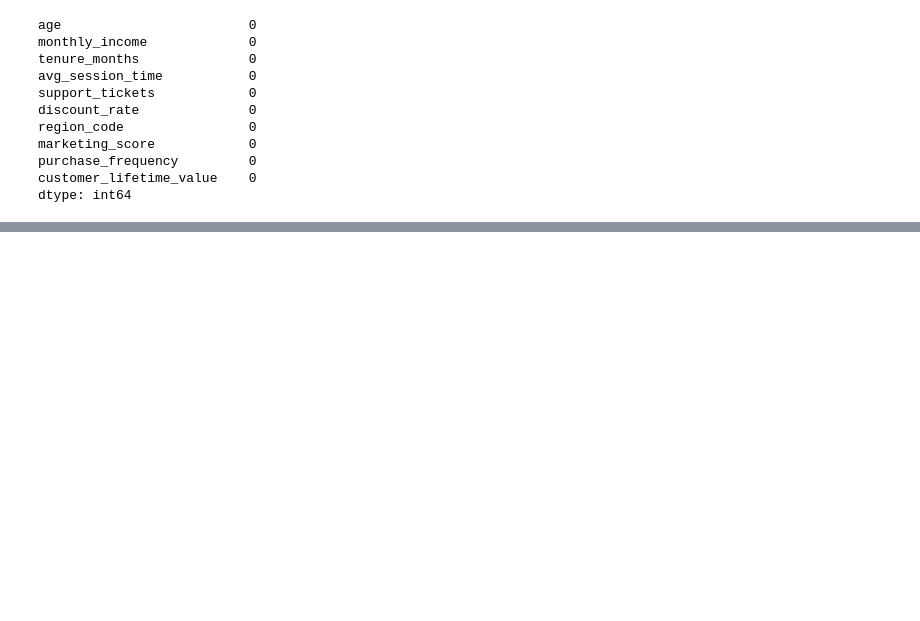
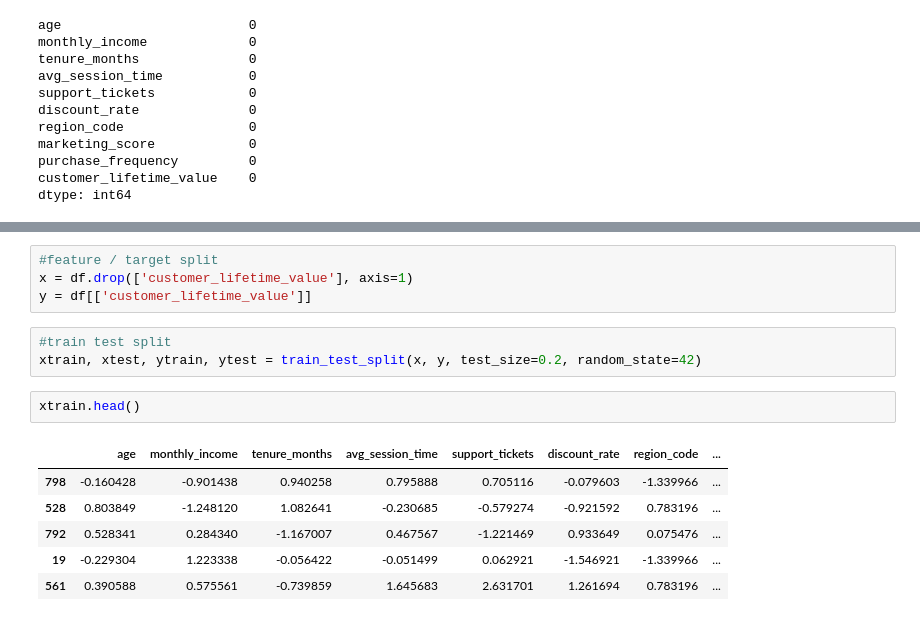
Before and after one commit to Md-Maruf-1727/Machine-Learning-Algorithms, a Jupyter notebook: Regularization (not a algorithm) technique/Customer sales prediction/code.ipynb, the cells around one changed output, grey strips where cells are left out. Cells and saved outputs as stored; diff of their text form; blank space fills up the shorter version.

```diff
--- a/Regularization (not a algorithm) technique/Customer sales prediction/code.ipynb
+++ b/Regularization (not a algorithm) technique/Customer sales prediction/code.ipynb
@@ -336,0 +357,16 @@ dtype: int64
+# %%
+#feature / target split
+x = df.drop(['customer_lifetime_value'], axis=1)
+y = df[['customer_lifetime_value']]
+# %%
+#train test split
+xtrain, xtest, ytrain, ytest = train_test_split(x, y, test_size=0.2, random_state=42)
+# %%
+xtrain.head()
+# %% [output]
+|  | age | monthly_income | tenure_months | avg_session_time | support_tickets | discount_rate | region_code | ... |
+| 798 | -0.160428 | -0.901438 | 0.940258 | 0.795888 | 0.705116 | -0.079603 | -1.339966 | ... |
+| 528 | 0.803849 | -1.248120 | 1.082641 | -0.230685 | -0.579274 | -0.921592 | 0.783196 | ... |
+| 792 | 0.528341 | 0.284340 | -1.167007 | 0.467567 | -1.221469 | 0.933649 | 0.075476 | ... |
+| 19 | -0.229304 | 1.223338 | -0.056422 | -0.051499 | 0.062921 | -1.546921 | -1.339966 | ... |
+| 561 | 0.390588 | 0.575561 | -0.739859 | 1.645683 | 2.631701 | 1.261694 | 0.783196 | ... |
```
Also changed, not shown: parts of 6 cells of this notebook.
